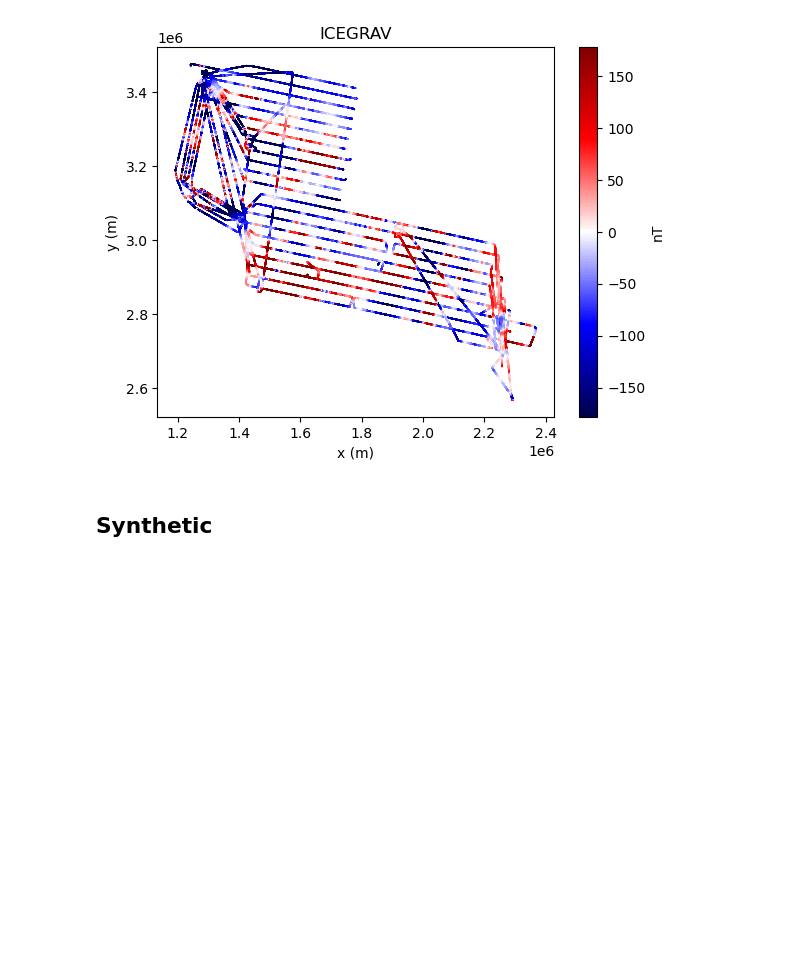
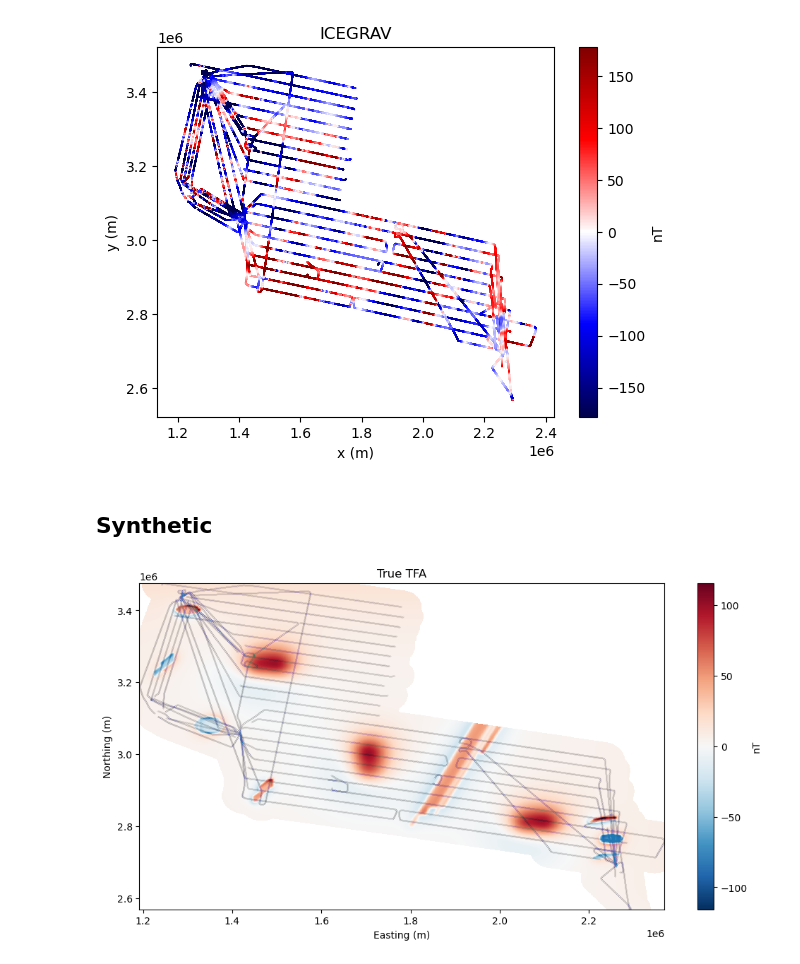
Before and after one commit to compgeolab/eqs-magnetic-dual-layer, a Jupyter notebook: code/04_icegrav_datasets.ipynb, the cells around one changed output. Cells and saved outputs as stored; diff of their text form; code cells hidden in the pictures; blank space fills up the shorter version.

```diff
--- a/code/04_icegrav_datasets.ipynb
+++ b/code/04_icegrav_datasets.ipynb
@@ -87,6 +86,29 @@ source_coordinates, dipole_moments = synthetics.icegrav_synthetic(
 b_synthetic = eqs.dipole_magnetic(coordinates, source_coordinates, dipole_moments)
 tfa_synthetic = eqs.total_field_anomaly(b_synthetic, field_direction)
 bnorm_synthetic = eqs.magnetic_field_norm(b_synthetic)
+# %%
+import xarray as xr
+grid_coordinates = vd.grid_coordinates(vd.get_region(coordinates), spacing=1e3, extra_coords=3e3)
+mask = vd.distance_mask(data_coordinates=coordinates, maxdist=4.5e4, coordinates=grid_coordinates)
+# mask = vd.convexhull_mask(coordinates, grid_coordinates)
+grid_coords_masked = (
+    np.array((xr.DataArray(grid_coordinates[0])).where(mask, drop=False)),
+    np.array((xr.DataArray(grid_coordinates[1])).where(mask, drop=False)),
+    np.array((xr.DataArray(grid_coordinates[2])).where(mask, drop=False))
+)
+true_b = eqs.dipole_magnetic(grid_coords_masked, source_coordinates, dipole_moments)
+true_tfa = eqs.total_field_anomaly(true_b, field_direction)
+plt.figure(figsize=(12,6))
+scale = vd.maxabs(true_tfa)
+plt.pcolormesh(*grid_coordinates[:2], true_tfa, cmap="RdBu_r", vmin=-scale, vmax=scale)
+plt.plot(*coordinates[:2], '.', markersize=0.005)
+plt.title("True TFA")
+plt.xlabel("Easting (m)")
+plt.ylabel("Northing (m)")
+plt.colorbar(label="nT")
+plt.show()
+# %% [output]
+[figure, added]
 # %%
 plt.figure(figsize=(12,4))
 scale = vd.maxabs(tfa_synthetic)
```
Also changed, not shown: parts of 5 cells of this notebook, 4 other files.
